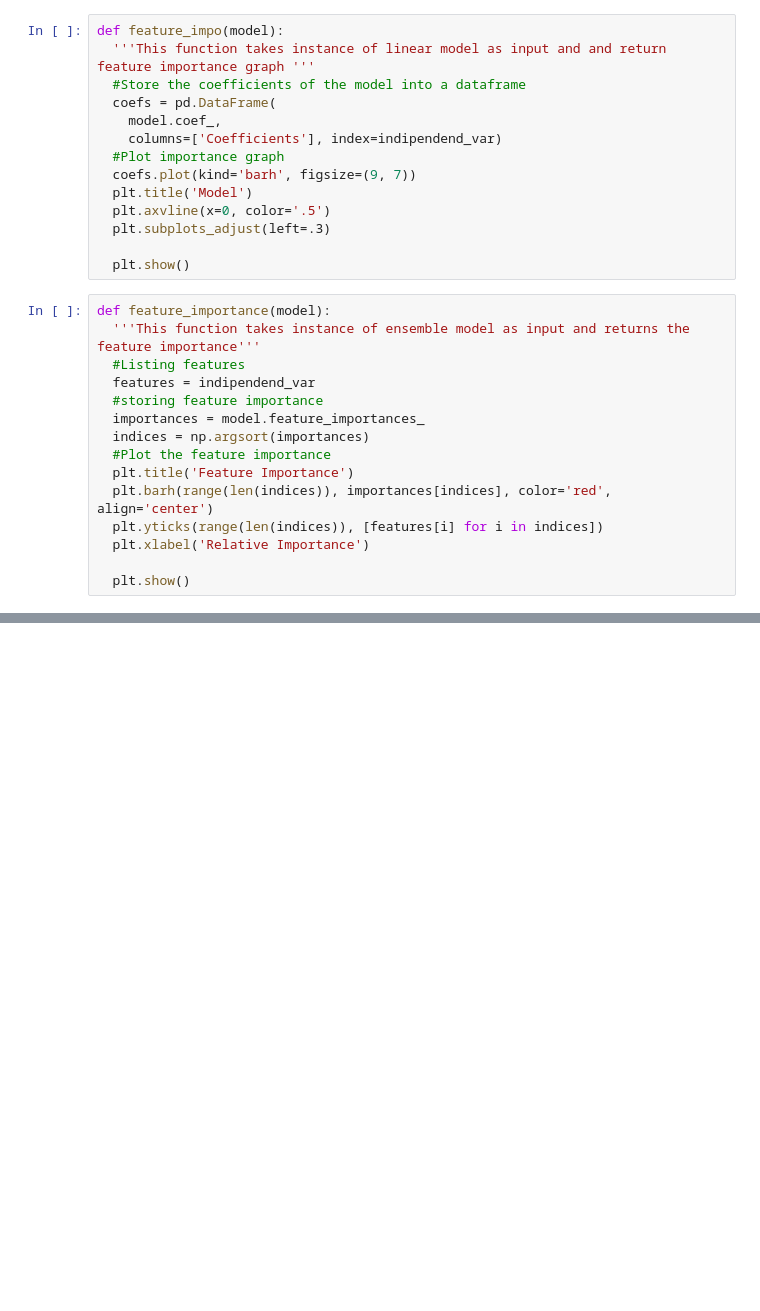
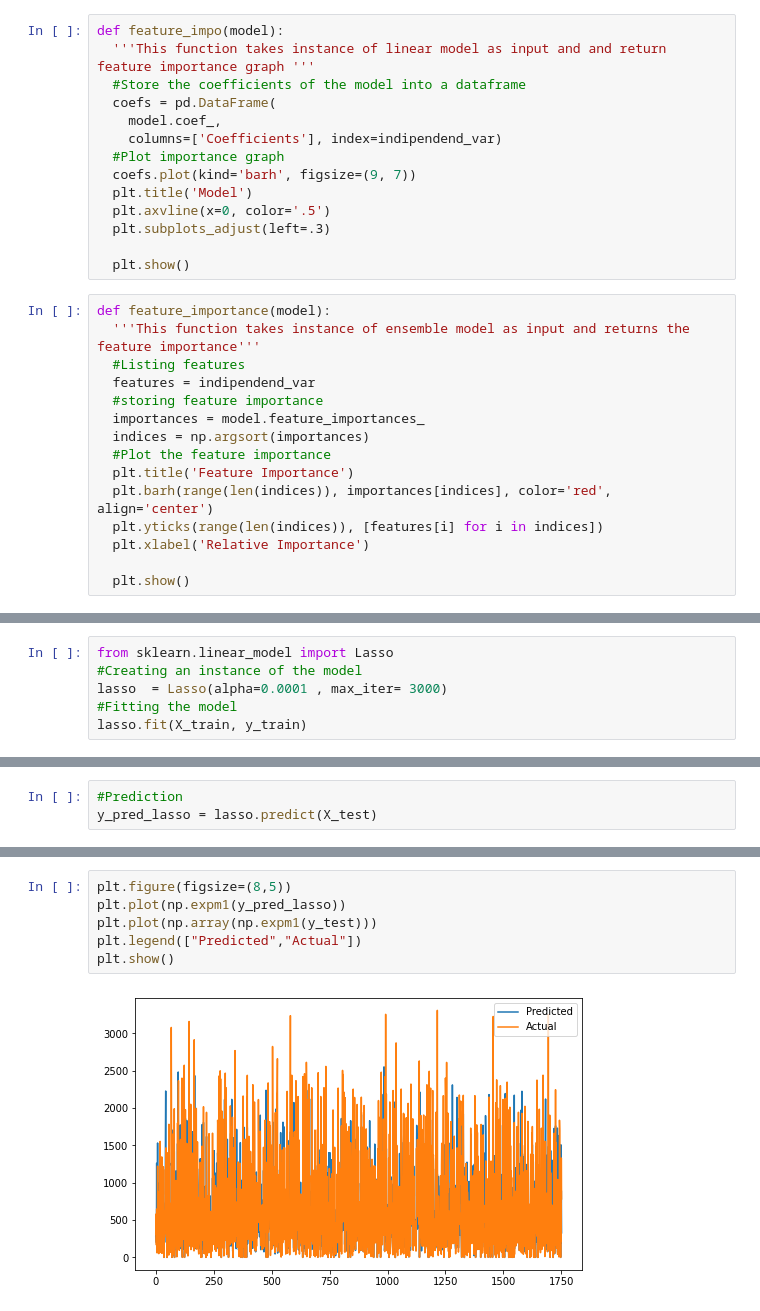
Before and after one commit to nivyathiruvoth/Seoul-Bike-Sharing-Demand-Prediction, a Jupyter notebook: Bike_Sharing_Demand_Prediction.ipynb, the cells around one changed output, grey strips where cells are left out. Drawn from its saved outputs; the diff is of its cells as text; blank space fills up the shorter version.

```diff
--- a/Bike_Sharing_Demand_Prediction.ipynb
+++ b/Bike_Sharing_Demand_Prediction.ipynb
@@ -517,0 +598,6 @@ def feature_importance(model):
+# %%
+from sklearn.linear_model import Lasso
+#Creating an instance of the model
+lasso  = Lasso(alpha=0.0001 , max_iter= 3000)
+#Fitting the model
+lasso.fit(X_train, y_train)
@@ -517,0 +616,3 @@ def feature_importance(model):
+# %%
+#Prediction
+y_pred_lasso = lasso.predict(X_test)
@@ -517,0 +670,8 @@ def feature_importance(model):
+# %%
+plt.figure(figsize=(8,5))
+plt.plot(np.expm1(y_pred_lasso))
+plt.plot(np.array(np.expm1(y_test)))
+plt.legend(["Predicted","Actual"])
+plt.show()
+# %% [output]
+[figure, added]
```
Also changed, not shown: parts of 34 cells of this notebook.
